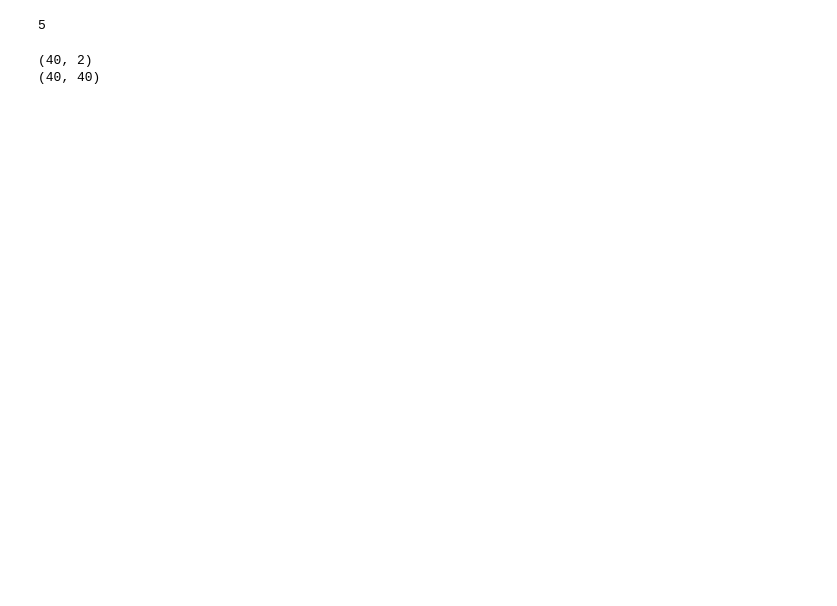
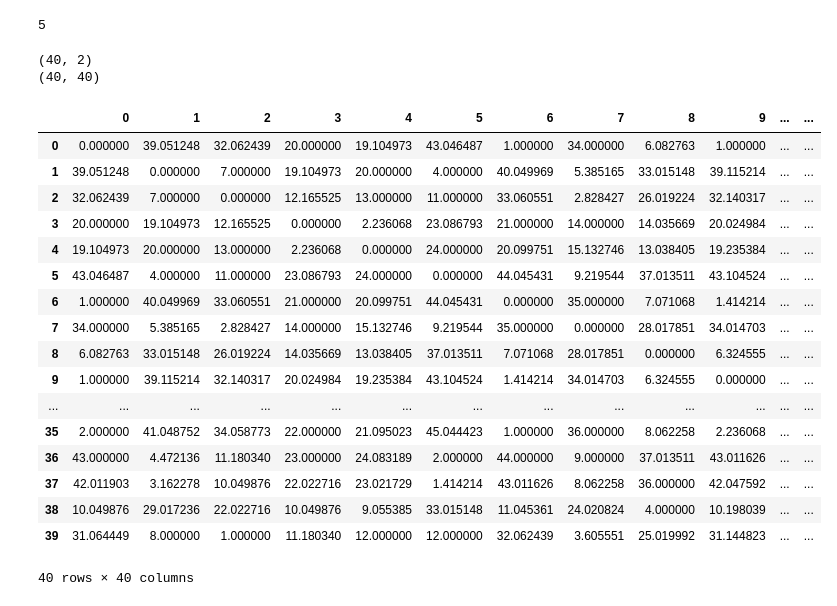
Before and after one commit to Ngwaru/maio_microaggreagation, a Jupyter notebook: aggregator.ipynb, the cells around one changed output. Cells and saved outputs as stored; diff of their text form; code cells hidden in the pictures; blank space fills up the shorter version.

```diff
--- a/aggregator.ipynb
+++ b/aggregator.ipynb
@@ -63,0 +63,21 @@ for i in
+# %%
+df_distances
+# %% [output]
+|  | 0 | 1 | 2 | 3 | 4 | 5 | 6 | 7 | 8 | 9 | ... | ... |
+| 0 | 0.000000 | 39.051248 | 32.062439 | 20.000000 | 19.104973 | 43.046487 | 1.000000 | 34.000000 | 6.082763 | 1.000000 | ... | ... |
+| 1 | 39.051248 | 0.000000 | 7.000000 | 19.104973 | 20.000000 | 4.000000 | 40.049969 | 5.385165 | 33.015148 | 39.115214 | ... | ... |
+| 2 | 32.062439 | 7.000000 | 0.000000 | 12.165525 | 13.000000 | 11.000000 | 33.060551 | 2.828427 | 26.019224 | 32.140317 | ... | ... |
+| 3 | 20.000000 | 19.104973 | 12.165525 | 0.000000 | 2.236068 | 23.086793 | 21.000000 | 14.000000 | 14.035669 | 20.024984 | ... | ... |
+| 4 | 19.104973 | 20.000000 | 13.000000 | 2.236068 | 0.000000 | 24.000000 | 20.099751 | 15.132746 | 13.038405 | 19.235384 | ... | ... |
+| 5 | 43.046487 | 4.000000 | 11.000000 | 23.086793 | 24.000000 | 0.000000 | 44.045431 | 9.219544 | 37.013511 | 43.104524 | ... | ... |
+| 6 | 1.000000 | 40.049969 | 33.060551 | 21.000000 | 20.099751 | 44.045431 | 0.000000 | 35.000000 | 7.071068 | 1.414214 | ... | ... |
+| 7 | 34.000000 | 5.385165 | 2.828427 | 14.000000 | 15.132746 | 9.219544 | 35.000000 | 0.000000 | 28.017851 | 34.014703 | ... | ... |
+| 8 | 6.082763 | 33.015148 | 26.019224 | 14.035669 | 13.038405 | 37.013511 | 7.071068 | 28.017851 | 0.000000 | 6.324555 | ... | ... |
+| 9 | 1.000000 | 39.115214 | 32.140317 | 20.024984 | 19.235384 | 43.104524 | 1.414214 | 34.014703 | 6.324555 | 0.000000 | ... | ... |
+| ... | ... | ... | ... | ... | ... | ... | ... | ... | ... | ... | ... | ... |
+| 35 | 2.000000 | 41.048752 | 34.058773 | 22.000000 | 21.095023 | 45.044423 | 1.000000 | 36.000000 | 8.062258 | 2.236068 | ... | ... |
+| 36 | 43.000000 | 4.472136 | 11.180340 | 23.000000 | 24.083189 | 2.000000 | 44.000000 | 9.000000 | 37.013511 | 43.011626 | ... | ... |
+| 37 | 42.011903 | 3.162278 | 10.049876 | 22.022716 | 23.021729 | 1.414214 | 43.011626 | 8.062258 | 36.000000 | 42.047592 | ... | ... |
+| 38 | 10.049876 | 29.017236 | 22.022716 | 10.049876 | 9.055385 | 33.015148 | 11.045361 | 24.020824 | 4.000000 | 10.198039 | ... | ... |
+| 39 | 31.064449 | 8.000000 | 1.000000 | 11.180340 | 12.000000 | 12.000000 | 32.062439 | 3.605551 | 25.019992 | 31.144823 | ... | ... |
+40 rows × 40 columns
```
Also changed, not shown: parts of 13 cells of this notebook.
